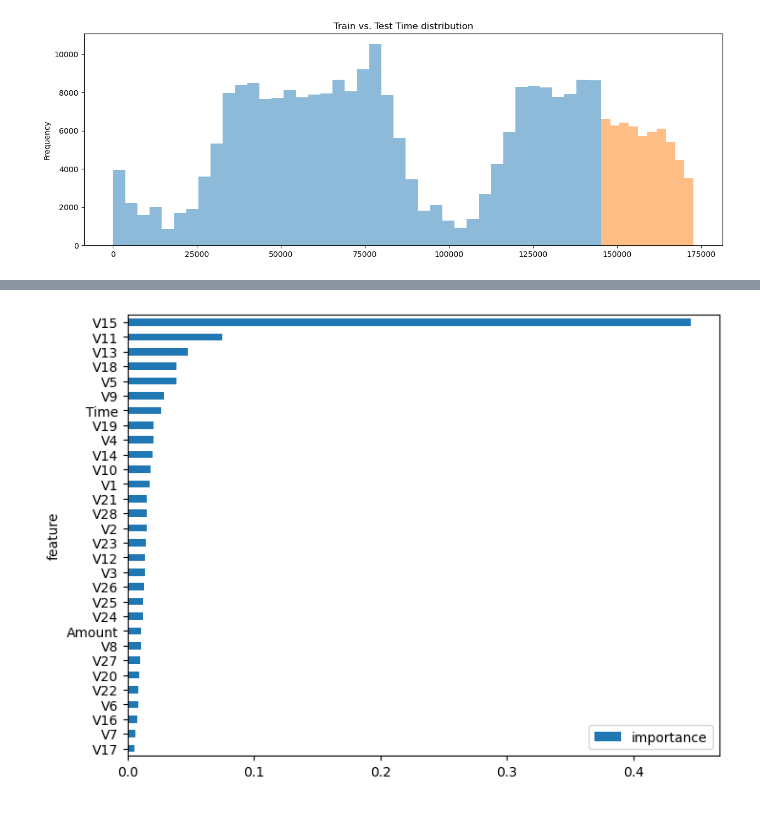
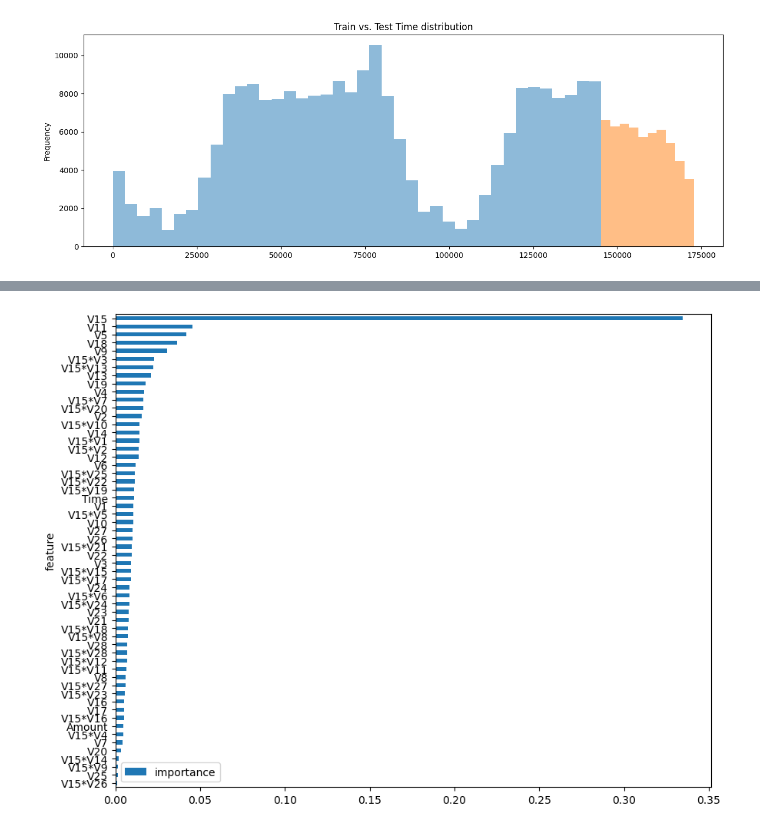
Before and after one commit to jdzuniga/fraud-detection, a Jupyter notebook: notebooks/exploration.ipynb, the cells around one changed output, grey strips where cells are left out. Drawn from its saved outputs; the diff is of its cells as text; code cells hidden in the pictures.

```diff
--- a/notebooks/exploration.ipynb
+++ b/notebooks/exploration.ipynb
@@ -13,7 +13,7 @@ import gc
 # https://www.kaggle.com/code/cdeotte/rapids-feature-engineering-fraud-0-96
 
 dtypes = {"Time": np.uint32,
-          "Class": np.bool}
+          "Class": bool}
 
 data = pd.read_csv("../data/creditcard.csv", dtype=dtypes)
 # %%
@@ -108,3 +110,7 @@ gc.collect()
+# %%
+data["Time_day"] = data["Time"] / (60 * 60 * 24) % 1
+data["time_sin"] =  np.sin(2 * np.pi * data["Time_day"])
+data["time_cos"] =  np.cos(2 * np.pi * data["Time_day"])
 # %%
 corr = data.corr(numeric_only=True)
 sns.heatmap(corr, cmap='coolwarm')
@@ -117 +129,5 @@ print(high_corr[high_corr > 1])
 Series([], dtype: int64)
+# %%
+v_features = [f"V{i}" for i in range(1, 29)]
+for v in v_features:
+    data[f"V15*{v}"] = data["V15"] * data[v]
@@ -421,16 +482,16 @@ plt.show()
 # %%
 xgb_model = search.best_estimator_.named_steps['clf']
 
 features = X_train.columns
 importances = xgb_model.feature_importances_
 
 fi_df = pd.DataFrame({
     'feature': features,
     'importance': importances
 }).sort_values(by='importance', ascending=False)
 
-fi_df.plot(kind="barh", x="feature", y="importance", figsize=(8,6))
+fi_df.plot(kind="barh", x="feature", y="importance", figsize=(10,8))
 plt.gca().invert_yaxis()
 plt.show()
 # %% [output]
-[figure, old version]
+[figure, new version]
```
Also changed, not shown: parts of 14 cells of this notebook, 1 other file.
